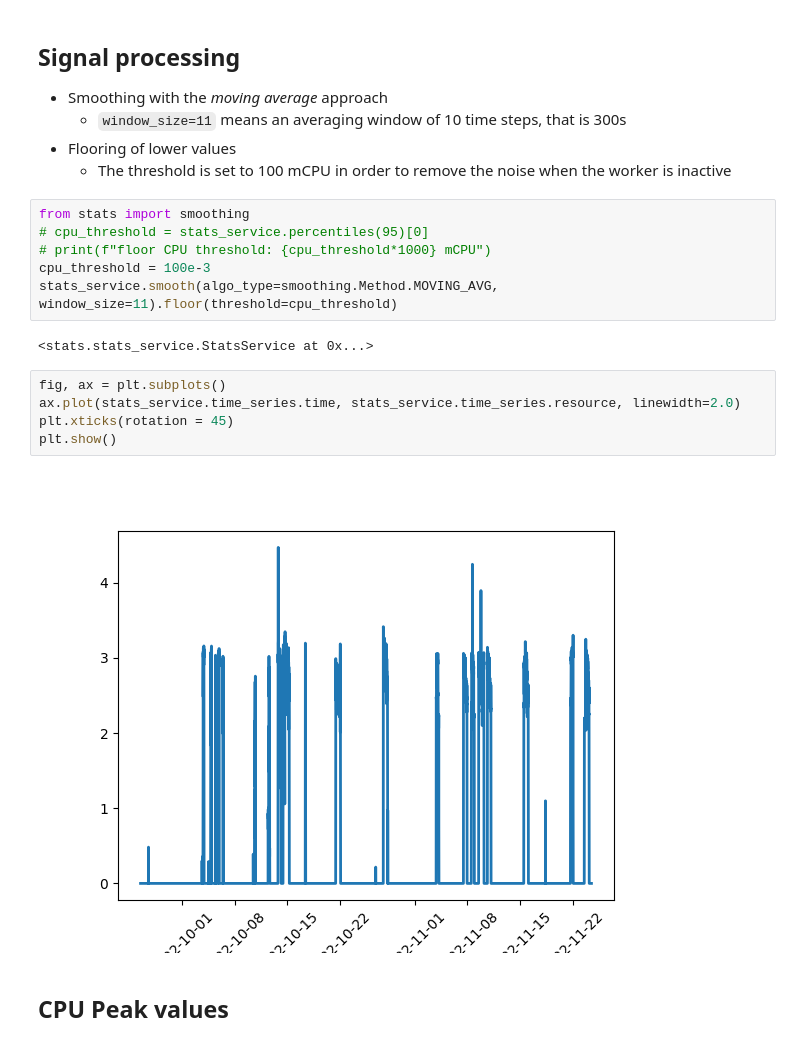
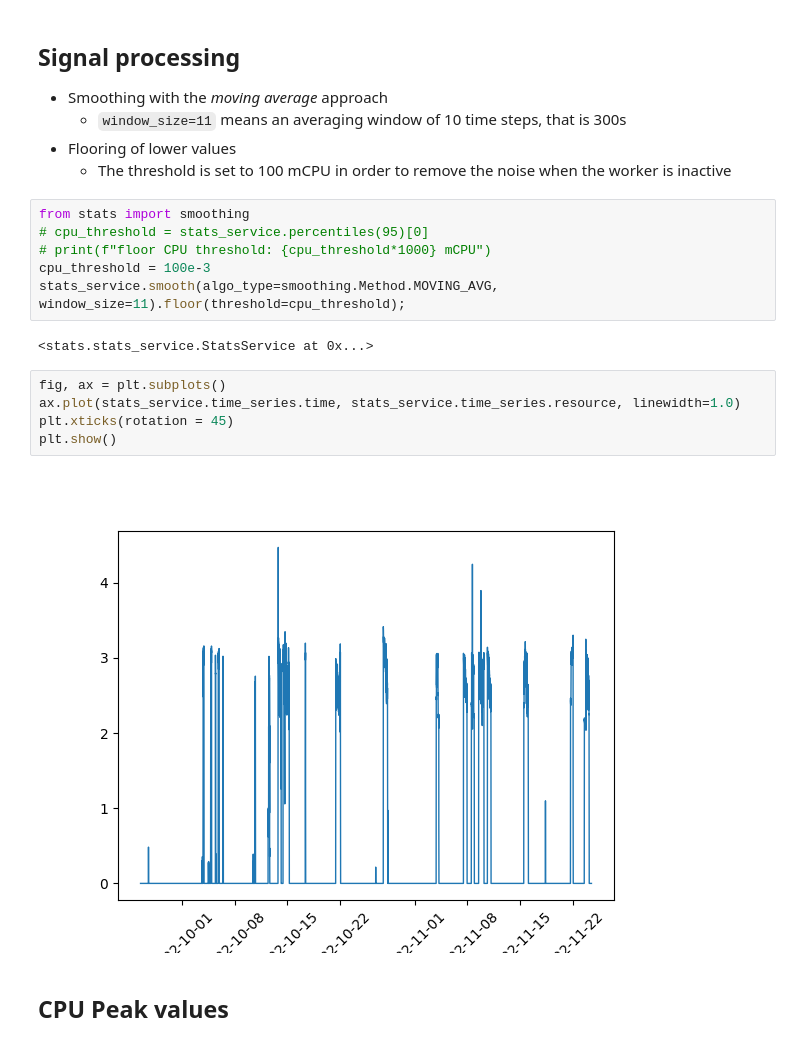
Before and after one commit to flaudarin-365talents/prom-crispy-fortnight, a Jupyter notebook: pods-cpu-request.ipynb, the cells around one changed output. Drawn from its saved outputs; the diff is of its cells as text.

```diff
--- a/pods-cpu-request.ipynb
+++ b/pods-cpu-request.ipynb
@@ -23,16 +26,16 @@ from stats import smoothing
 # cpu_threshold = stats_service.percentiles(95)[0]
 # print(f"floor CPU threshold: {cpu_threshold*1000} mCPU")
 cpu_threshold = 100e-3
-stats_service.smooth(algo_type=smoothing.Method.MOVING_AVG, window_size=11).floor(threshold=cpu_threshold)
+stats_service.smooth(algo_type=smoothing.Method.MOVING_AVG, window_size=11).floor(threshold=cpu_threshold);
 # %% [output]
 <stats.stats_service.StatsService at 0x...>
 # %%
 fig, ax = plt.subplots()
-ax.plot(stats_service.time_series.time, stats_service.time_series.resource, linewidth=2.0)
+ax.plot(stats_service.time_series.time, stats_service.time_series.resource, linewidth=1.0)
 plt.xticks(rotation = 45)
 plt.show()
 # %% [output]
-[figure, old version]
+[figure, new version]
 # %% [markdown]
 ## CPU Peak values
 # %%
```
Also changed, not shown: parts of 1 cell of this notebook, 12 other files.
